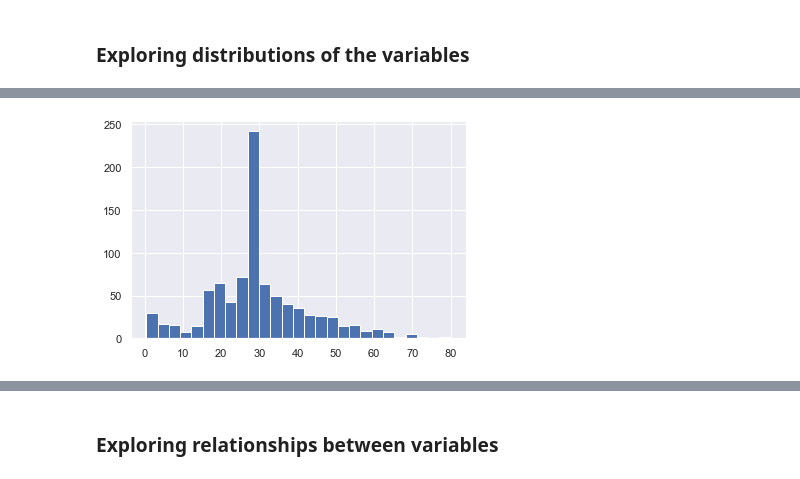
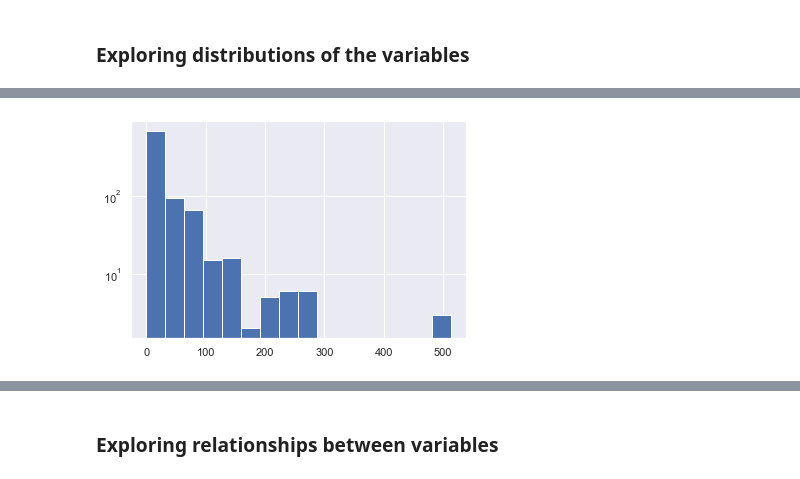
Before and after one commit to schae211/kaggle_titanic, a Jupyter notebook: titanic/EDA_2.ipynb, the cells around one changed output, grey strips where cells are left out. Drawn from its saved outputs; the diff is of its cells as text; code cells hidden in the pictures.

```diff
--- a/titanic/EDA_2.ipynb
+++ b/titanic/EDA_2.ipynb
@@ -111 +125,14 @@ df["Pclass"].value_counts().plot(kind="bar")
 [figure]
+# %%
+# Histogram of the age distribution
+ages = df["Age"].values.tolist()
+n = math.ceil((max(ages) - min(ages))/3)
+ax = plt.hist(ages, bins = n)
+plt.show()
+ages = df_org["Age"].values.tolist()
+n = math.ceil((max(ages) - min(ages))/3)
+ax = plt.hist(ages, bins = n)
+plt.show()
+ages_na = df_org["Age"].dropna().tolist()
+print(f"Mean: {round(np.mean(ages_na),2)}")
+print(f"Median: {np.median(ages_na)}")
@@ -112,7 +144,7 @@ df["Pclass"].value_counts().plot(kind="bar")
 # %%
-# Histogram of the age distribution
-ages = df["Age"].values.tolist()
-n = math.ceil((max(ages) - min(ages))/3)
-ax = plt.hist(ages, bins = n)
+# Histogram of the fares.
+fares = df["Fare"].values.tolist()
+n = math.ceil((max(ages) - min(ages))/5)
+ax = plt.hist(fares, bins = n, log=True)
 # %% [output]
-[figure, old version]
+[figure, new version]
```
Also changed, not shown: parts of 9 cells of this notebook.
